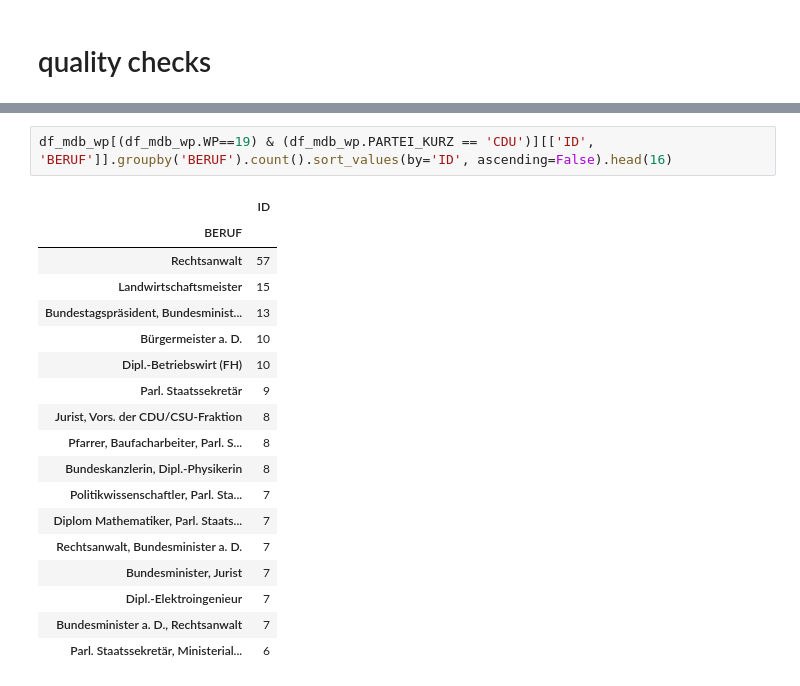
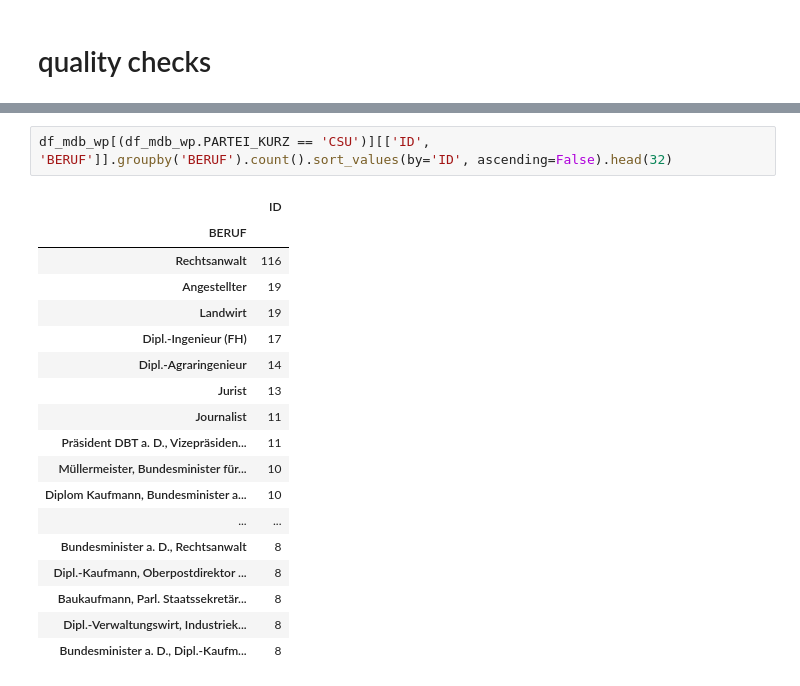
Before and after one commit to mrs-curi0sity/bundestag-mining, a Jupyter notebook: Parse_Stammdaten.ipynb, the cells around one changed output, grey strips where cells are left out. Drawn from its saved outputs; the diff is of its cells as text.

```diff
--- a/Parse_Stammdaten.ipynb
+++ b/Parse_Stammdaten.ipynb
@@ -367,21 +383,21 @@ traces_values
 # %%
-df_mdb_wp[(df_mdb_wp.WP==19) & (df_mdb_wp.PARTEI_KURZ == 'CDU')][['ID', 'BERUF']].groupby('BERUF').count().sort_values(by='ID', ascending=False).head(16)
+df_mdb_wp[(df_mdb_wp.PARTEI_KURZ == 'CSU')][['ID', 'BERUF']].groupby('BERUF').count().sort_values(by='ID', ascending=False).head(32)
 # %% [output]
 |  | ID |
 | BERUF |  |
-| Rechtsanwalt | 57 |
-| Landwirtschaftsmeister | 15 |
-| Bundestagspräsident, Bundesminist... | 13 |
-| Bürgermeister a. D. | 10 |
-| Dipl.-Betriebswirt (FH) | 10 |
-| Parl. Staatssekretär | 9 |
-| Jurist, Vors. der CDU/CSU-Fraktion | 8 |
-| Pfarrer, Baufacharbeiter, Parl. S... | 8 |
-| Bundeskanzlerin, Dipl.-Physikerin | 8 |
-| Politikwissenschaftler, Parl. Sta... | 7 |
-| Diplom Mathematiker, Parl. Staats... | 7 |
-| Rechtsanwalt, Bundesminister a. D. | 7 |
-| Bundesminister, Jurist | 7 |
-| Dipl.-Elektroingenieur | 7 |
-| Bundesminister a. D., Rechtsanwalt | 7 |
-| Parl. Staatssekretär, Ministerial... | 6 |
+| Rechtsanwalt | 116 |
+| Angestellter | 19 |
+| Landwirt | 19 |
+| Dipl.-Ingenieur (FH) | 17 |
+| Dipl.-Agraringenieur | 14 |
+| Jurist | 13 |
+| Journalist | 11 |
+| Präsident DBT a. D., Vizepräsiden... | 11 |
+| Müllermeister, Bundesminister für... | 10 |
+| Diplom Kaufmann, Bundesminister a... | 10 |
+| ... | ... |
+| Bundesminister a. D., Rechtsanwalt | 8 |
+| Dipl.-Kaufmann, Oberpostdirektor ... | 8 |
+| Baukaufmann, Parl. Staatssekretär... | 8 |
+| Dipl.-Verwaltungswirt, Industriek... | 8 |
+| Bundesminister a. D., Dipl.-Kaufm... | 8 |
```
Also changed, not shown: parts of 13 cells of this notebook, 1 other file.
